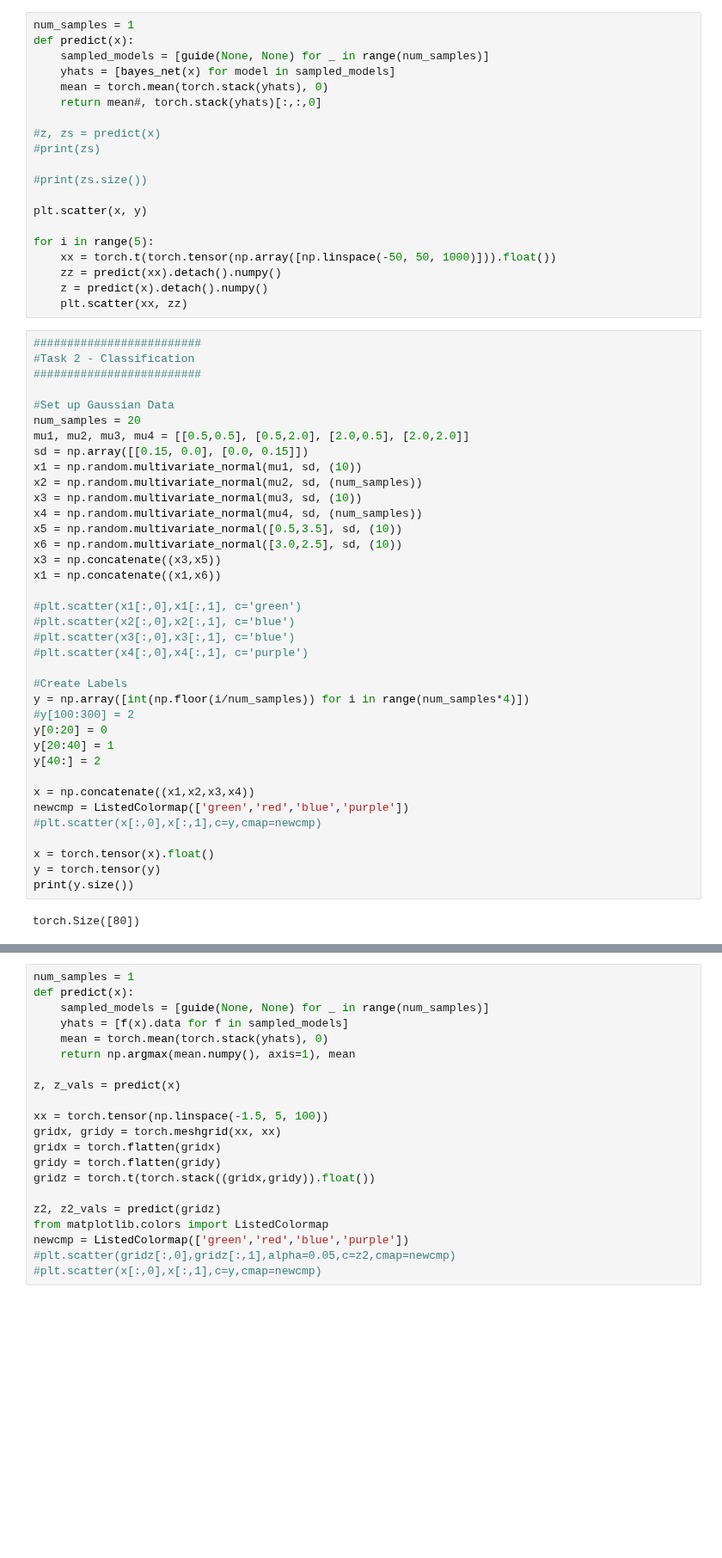
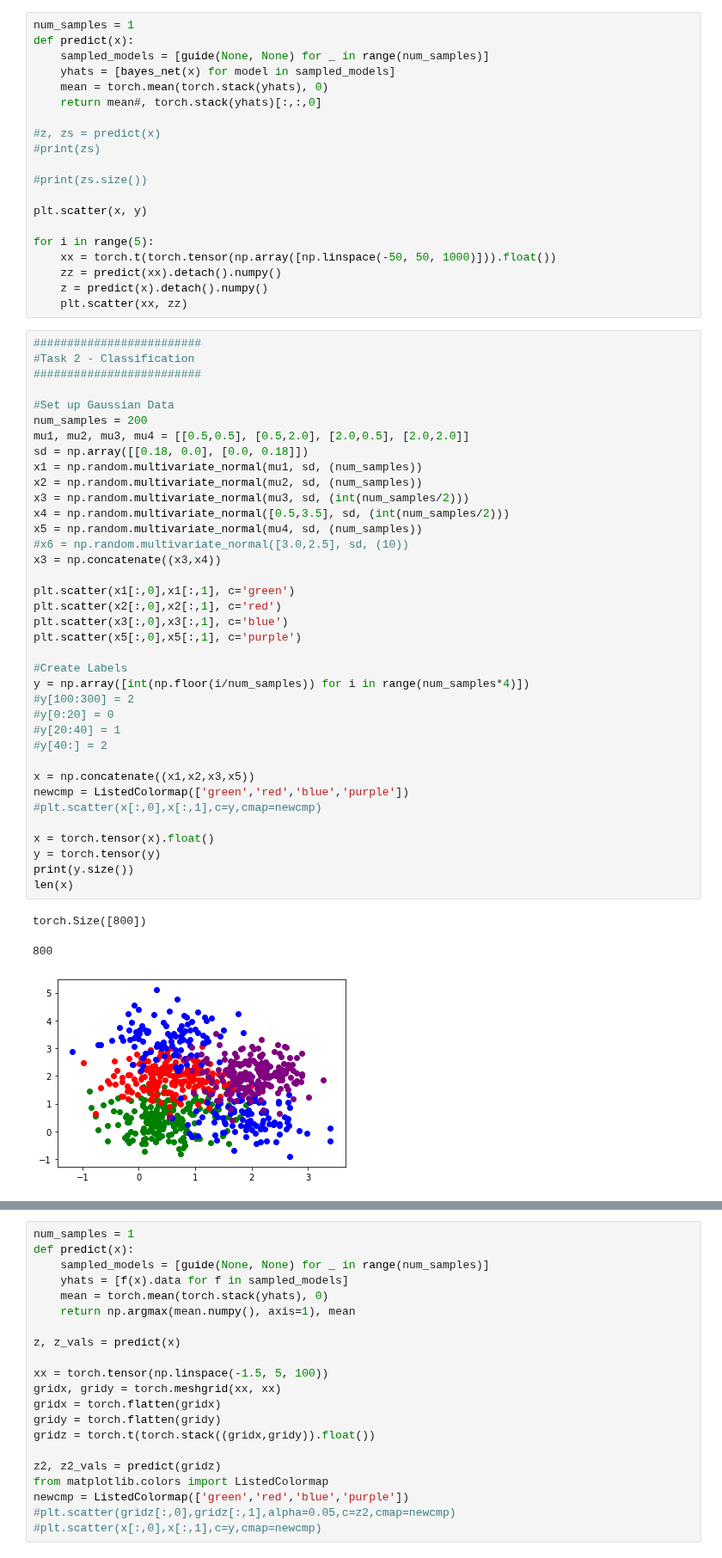
Before and after one commit to jberezow/RJMCMC, a Jupyter notebook: BNN-CustomModels-Pyro.ipynb, the cells around one changed output, grey strips where cells are left out. Shown at 86% size. Drawn from its saved outputs; the diff is of its cells as text; blank space fills up the shorter version.

```diff
--- a/BNN-CustomModels-Pyro.ipynb
+++ b/BNN-CustomModels-Pyro.ipynb
@@ -222,39 +220,41 @@ for i in range(5):
 # %%
 #########################
 #Task 2 - Classification
 #########################
 
 #Set up Gaussian Data
-num_samples = 20
+num_samples = 200
 mu1, mu2, mu3, mu4 = [[0.5,0.5], [0.5,2.0], [2.0,0.5], [2.0,2.0]]
-sd = np.array([[0.15, 0.0], [0.0, 0.15]])
-x1 = np.random.multivariate_normal(mu1, sd, (10))
+sd = np.array([[0.18, 0.0], [0.0, 0.18]])
+x1 = np.random.multivariate_normal(mu1, sd, (num_samples))
 x2 = np.random.multivariate_normal(mu2, sd, (num_samples))
-x3 = np.random.multivariate_normal(mu3, sd, (10))
-x4 = np.random.multivariate_normal(mu4, sd, (num_samples))
-x5 = np.random.multivariate_normal([0.5,3.5], sd, (10))
-x6 = np.random.multivariate_normal([3.0,2.5], sd, (10))
-x3 = np.concatenate((x3,x5))
-x1 = np.concatenate((x1,x6))
+x3 = np.random.multivariate_normal(mu3, sd, (int(num_samples/2)))
+x4 = np.random.multivariate_normal([0.5,3.5], sd, (int(num_samples/2)))
+x5 = np.random.multivariate_normal(mu4, sd, (num_samples))
+#x6 = np.random.multivariate_normal([3.0,2.5], sd, (10))
+x3 = np.concatenate((x3,x4))
 
-#plt.scatter(x1[:,0],x1[:,1], c='green')
-#plt.scatter(x2[:,0],x2[:,1], c='blue')
-#plt.scatter(x3[:,0],x3[:,1], c='blue')
-#plt.scatter(x4[:,0],x4[:,1], c='purple')
+plt.scatter(x1[:,0],x1[:,1], c='green')
+plt.scatter(x2[:,0],x2[:,1], c='red')
+plt.scatter(x3[:,0],x3[:,1], c='blue')
+plt.scatter(x5[:,0],x5[:,1], c='purple')
 
 #Create Labels
 y = np.array([int(np.floor(i/num_samples)) for i in range(num_samples*4)])
 #y[100:300] = 2
-y[0:20] = 0
-y[20:40] = 1
-y[40:] = 2
+#y[0:20] = 0
+#y[20:40] = 1
+#y[40:] = 2
 
-x = np.concatenate((x1,x2,x3,x4))
+x = np.concatenate((x1,x2,x3,x5))
 newcmp = ListedColormap(['green','red','blue','purple'])
 #plt.scatter(x[:,0],x[:,1],c=y,cmap=newcmp)
 
 x = torch.tensor(x).float()
 y = torch.tensor(y)
 print(y.size())
+len(x)
 # %% [output]
-torch.Size([80])
+torch.Size([800])
+800
+[figure, added]
```
Also changed, not shown: parts of 11 cells of this notebook, 2 other files.
